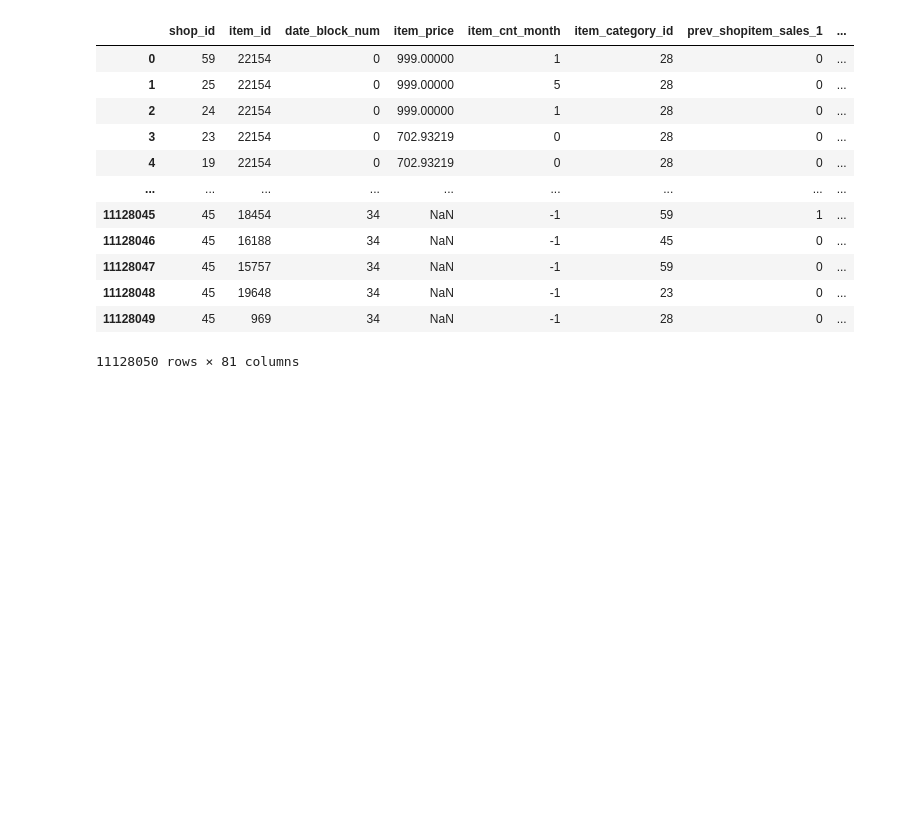
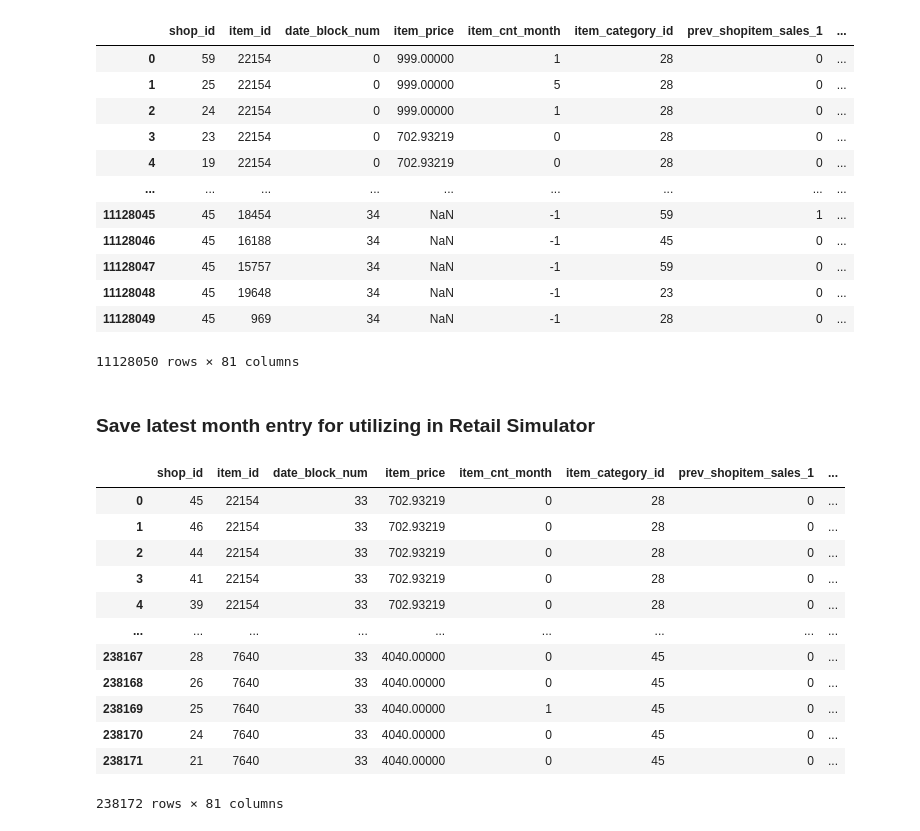
Before and after one commit to ManashJKonwar/ML-Retail-Sales, a Jupyter notebook: modelling_pipeline/feature_engg_script.ipynb, the cells around one changed output. Drawn from its saved outputs; the diff is of its cells as text; code cells hidden in the pictures; blank space fills up the shorter version.

Commit message:
Update: Saving_latest_training_month_data_for_simulator
Signed-off-by: ManashJKonwar <rickykonwar@gmail.com>

```diff
--- a/modelling_pipeline/feature_engg_script.ipynb
+++ b/modelling_pipeline/feature_engg_script.ipynb
@@ -600,3 +600,22 @@ train_test_set
 11128050 rows × 81 columns
 # %%
 train_test_set.to_csv(os.path.join(r'datasets\training_datasets', 'trainset.csv'), index=False)
+# %% [markdown]
+### Save latest month entry for utilizing in Retail Simulator
+# %%
+latest_dataset = train_test_set.loc[train_test_set.date_block_num.isin([33])].reset_index(drop=True)
+latest_dataset
+# %% [output]
+|  | shop_id | item_id | date_block_num | item_price | item_cnt_month | item_category_id | prev_shopitem_sales_1 | ... |
+| 0 | 45 | 22154 | 33 | 702.93219 | 0 | 28 | 0 | ... |
+| 1 | 46 | 22154 | 33 | 702.93219 | 0 | 28 | 0 | ... |
+| 2 | 44 | 22154 | 33 | 702.93219 | 0 | 28 | 0 | ... |
+| 3 | 41 | 22154 | 33 | 702.93219 | 0 | 28 | 0 | ... |
+| 4 | 39 | 22154 | 33 | 702.93219 | 0 | 28 | 0 | ... |
+| ... | ... | ... | ... | ... | ... | ... | ... | ... |
+| 238167 | 28 | 7640 | 33 | 4040.00000 | 0 | 45 | 0 | ... |
+| 238168 | 26 | 7640 | 33 | 4040.00000 | 0 | 45 | 0 | ... |
+| 238169 | 25 | 7640 | 33 | 4040.00000 | 1 | 45 | 0 | ... |
+| 238170 | 24 | 7640 | 33 | 4040.00000 | 0 | 45 | 0 | ... |
+| 238171 | 21 | 7640 | 33 | 4040.00000 | 0 | 45 | 0 | ... |
+238172 rows × 81 columns
```
Also changed, not shown: parts of 3 cells of this notebook.
